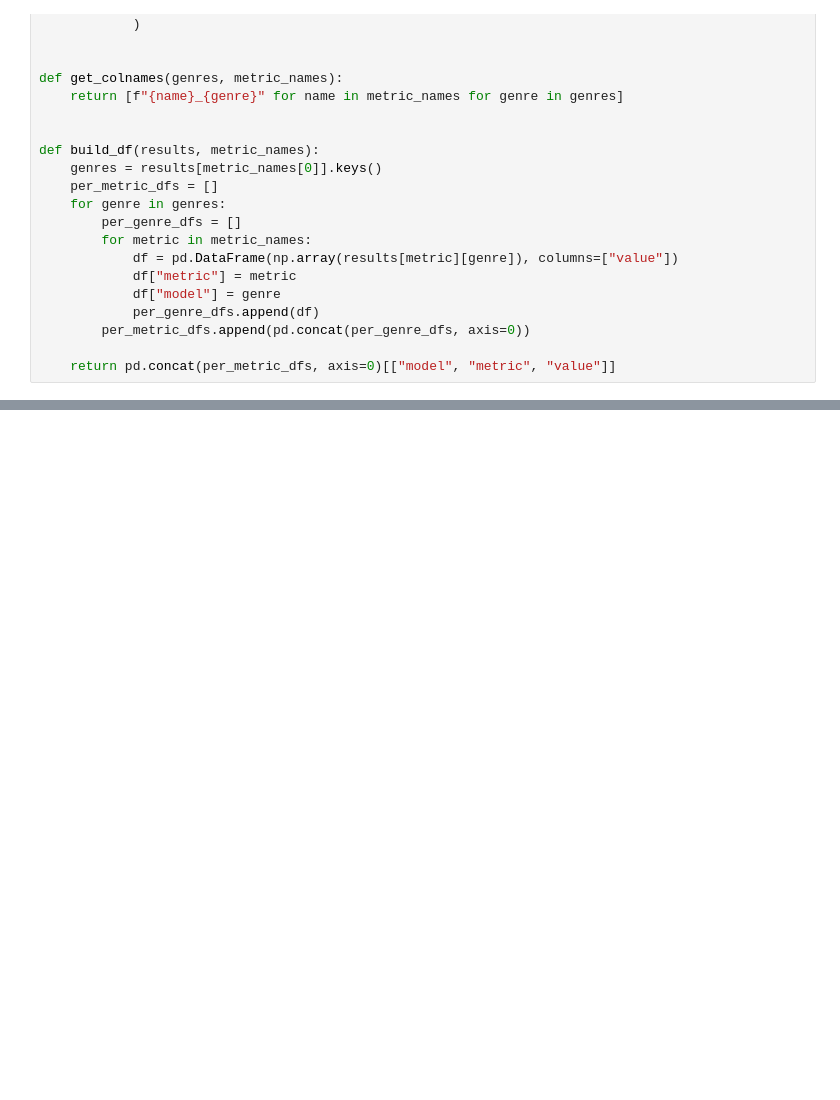
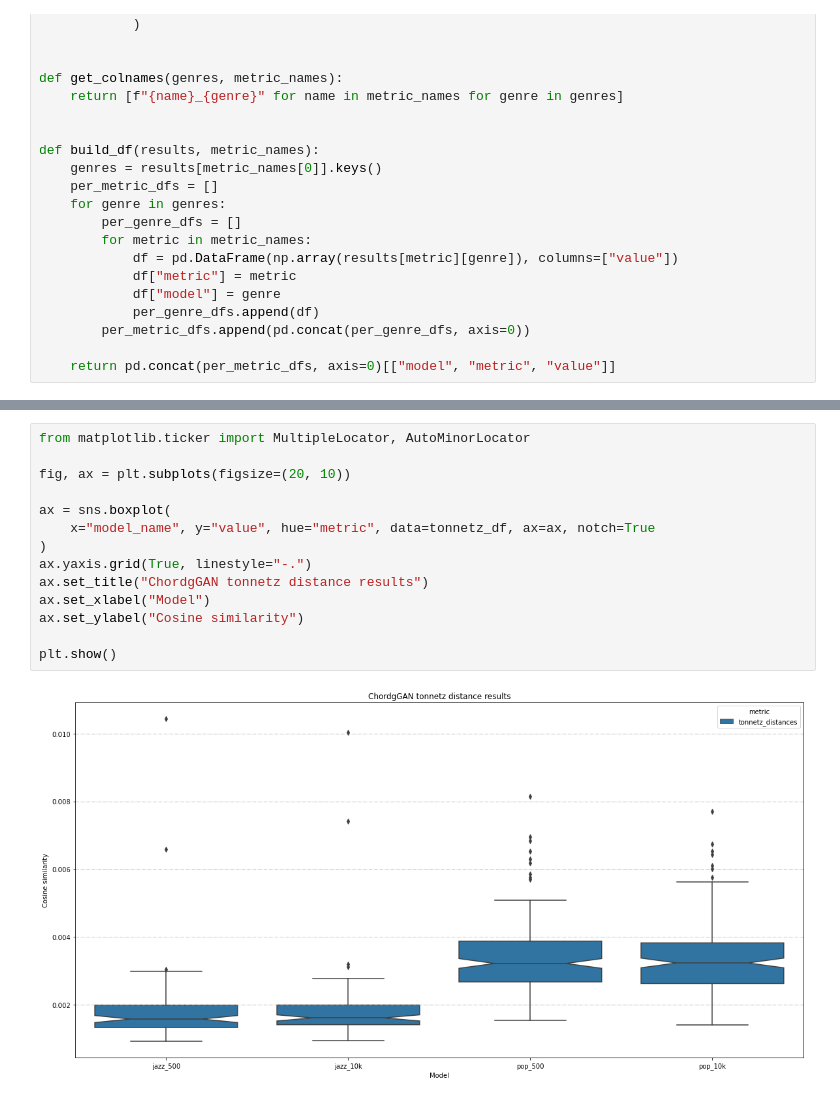
Before and after one commit to amaralcs/ChordGAN-v2, a Jupyter notebook: notebooks/evaluate_results.ipynb, the cells around one changed output, grey strips where cells are left out. Cells and saved outputs as stored; diff of their text form; blank space fills up the shorter version.

```diff
--- a/notebooks/evaluate_results.ipynb
+++ b/notebooks/evaluate_results.ipynb
@@ -112,3 +115,19 @@ plt.show()
+# %%
+from matplotlib.ticker import MultipleLocator, AutoMinorLocator
+
+fig, ax = plt.subplots(figsize=(20, 10))
+
+ax = sns.boxplot(
+    x="model_name", y="value", hue="metric", data=tonnetz_df, ax=ax, notch=True
+)
+ax.yaxis.grid(True, linestyle="-.")
+ax.set_title("ChordgGAN tonnetz distance results")
+ax.set_xlabel("Model")
+ax.set_ylabel("Cosine similarity")
+
+plt.show()
+# %% [output]
+[figure, added]
 # %%
 fig, ax = plt.subplots(figsize=(10, 7))
 
```
Also changed, not shown: parts of 5 cells of this notebook, 2 other files.
